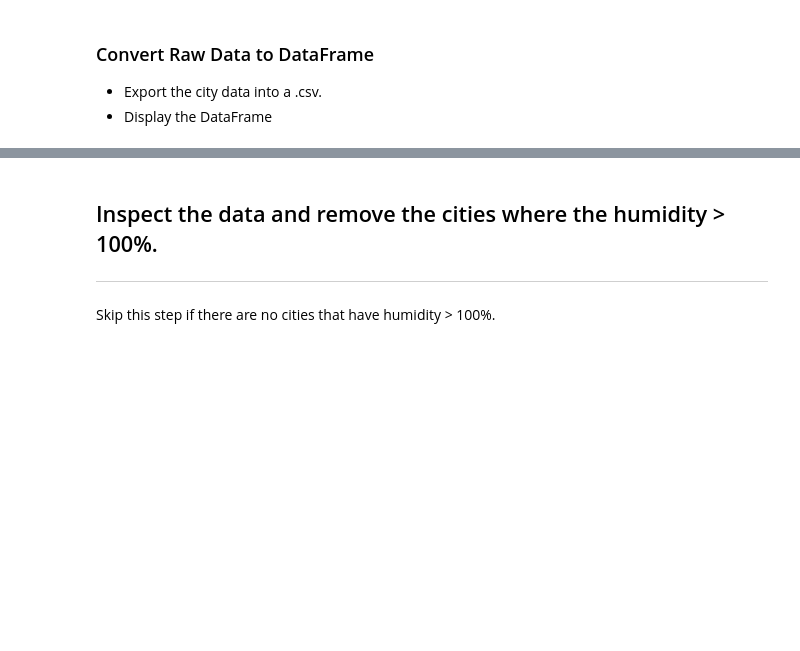
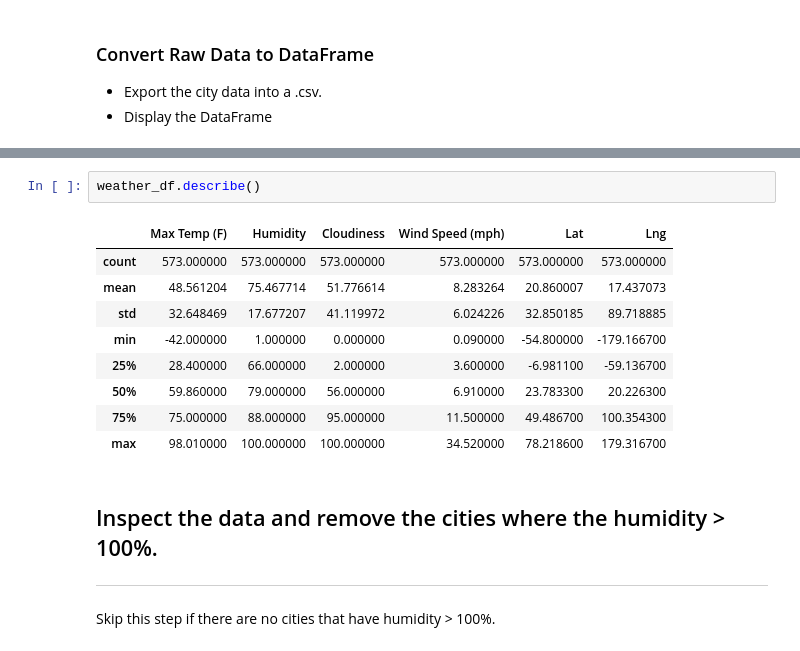
Before and after one commit to Ryan-Essss/python-api-challenge, a Jupyter notebook: WeatherPy/WeatherPy.ipynb, the cells around one changed output, grey strips where cells are left out. Drawn from its saved outputs; the diff is of its cells as text; blank space fills up the shorter version.

```diff
--- a/WeatherPy/WeatherPy.ipynb
+++ b/WeatherPy/WeatherPy.ipynb
@@ -179,3 +169,15 @@ weather_df
+# %%
+weather_df.describe()
+# %% [output]
+|  | Max Temp (F) | Humidity | Cloudiness | Wind Speed (mph) | Lat | Lng |
+| count | 573.000000 | 573.000000 | 573.000000 | 573.000000 | 573.000000 | 573.000000 |
+| mean | 48.561204 | 75.467714 | 51.776614 | 8.283264 | 20.860007 | 17.437073 |
+| std | 32.648469 | 17.677207 | 41.119972 | 6.024226 | 32.850185 | 89.718885 |
+| min | -42.000000 | 1.000000 | 0.000000 | 0.090000 | -54.800000 | -179.166700 |
+| 25% | 28.400000 | 66.000000 | 2.000000 | 3.600000 | -6.981100 | -59.136700 |
+| 50% | 59.860000 | 79.000000 | 56.000000 | 6.910000 | 23.783300 | 20.226300 |
+| 75% | 75.000000 | 88.000000 | 95.000000 | 11.500000 | 49.486700 | 100.354300 |
+| max | 98.010000 | 100.000000 | 100.000000 | 34.520000 | 78.218600 | 179.316700 |
 # %% [markdown]
 ## Inspect the data and remove the cities where the humidity > 100%.
 ----
```
Also changed, not shown: parts of 10 cells of this notebook, 2 other files.
